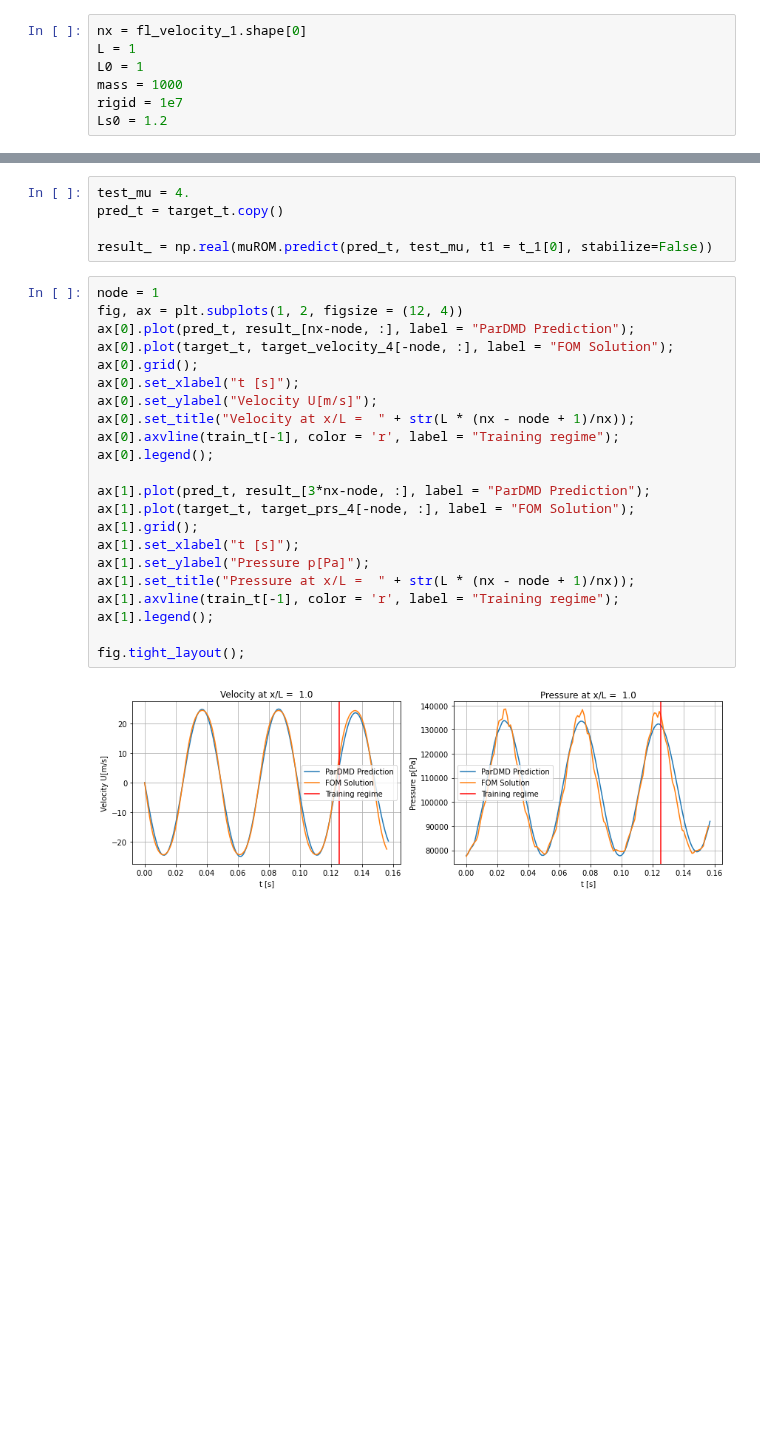
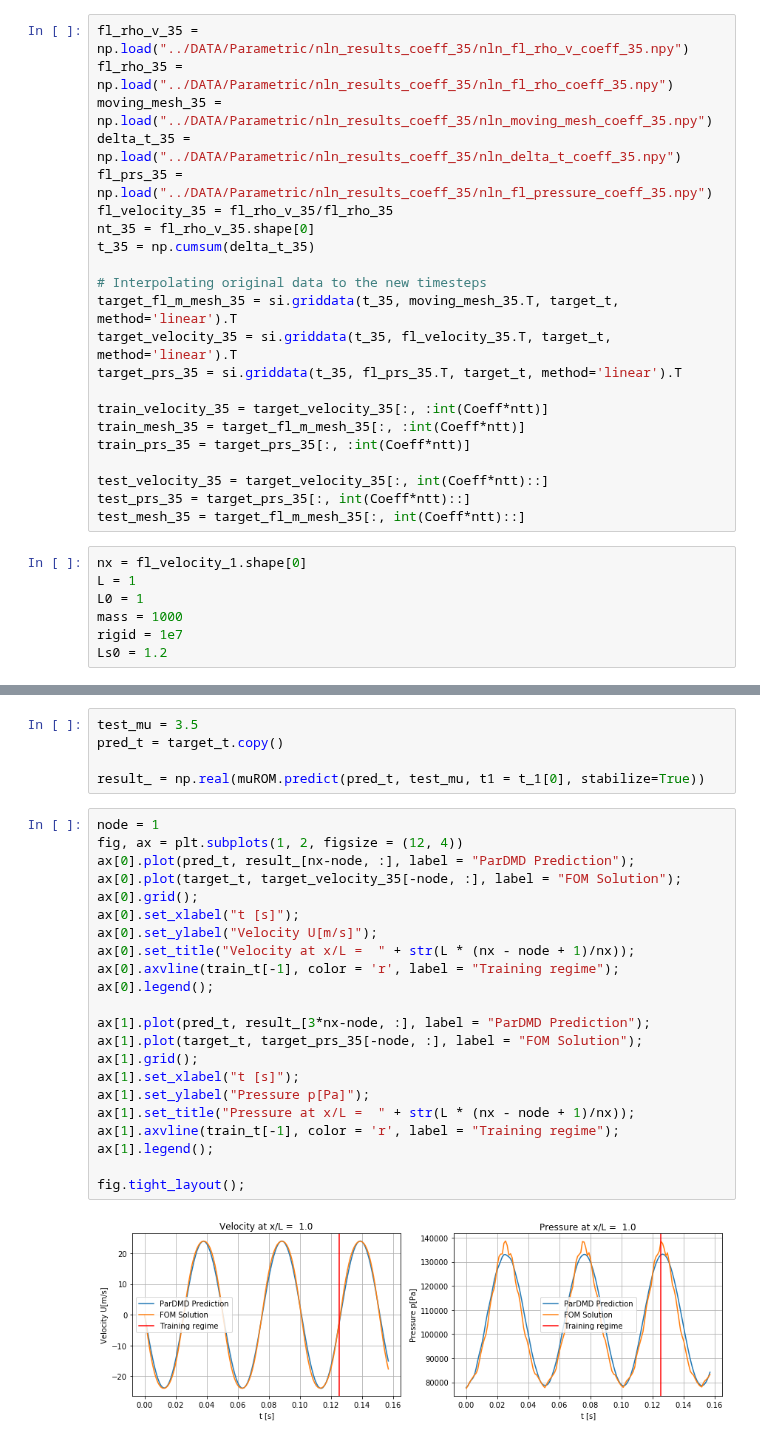
Before and after one commit to azzeddinetiba/ROM_AM, a Jupyter notebook: examples/ParDMD.ipynb, the cells around one changed output, grey strips where cells are left out. Cells and saved outputs as stored; diff of their text form; blank space fills up the shorter version.

```diff
--- a/examples/ParDMD.ipynb
+++ b/examples/ParDMD.ipynb
@@ -153,3 +155,25 @@ test_mesh_6 = target_fl_m_mesh_6[:, int(Coeff*ntt)::]
+# %%
+fl_rho_v_35 = np.load("../DATA/Parametric/nln_results_coeff_35/nln_fl_rho_v_coeff_35.npy")
+fl_rho_35 = np.load("../DATA/Parametric/nln_results_coeff_35/nln_fl_rho_coeff_35.npy")
+moving_mesh_35 = np.load("../DATA/Parametric/nln_results_coeff_35/nln_moving_mesh_coeff_35.npy")
+delta_t_35 = np.load("../DATA/Parametric/nln_results_coeff_35/nln_delta_t_coeff_35.npy")
+fl_prs_35 = np.load("../DATA/Parametric/nln_results_coeff_35/nln_fl_pressure_coeff_35.npy")
+fl_velocity_35 = fl_rho_v_35/fl_rho_35
+nt_35 = fl_rho_v_35.shape[0]
+t_35 = np.cumsum(delta_t_35)
+
+# Interpolating original data to the new timesteps
+target_fl_m_mesh_35 = si.griddata(t_35, moving_mesh_35.T, target_t, method='linear').T
+target_velocity_35 = si.griddata(t_35, fl_velocity_35.T, target_t, method='linear').T
+target_prs_35 = si.griddata(t_35, fl_prs_35.T, target_t, method='linear').T
+
+train_velocity_35 = target_velocity_35[:, :int(Coeff*ntt)]
+train_mesh_35 = target_fl_m_mesh_35[:, :int(Coeff*ntt)]
+train_prs_35 = target_prs_35[:, :int(Coeff*ntt)]
+
+test_velocity_35 = target_velocity_35[:, int(Coeff*ntt)::]
+test_prs_35 = target_prs_35[:, int(Coeff*ntt)::]
+test_mesh_35 = target_fl_m_mesh_35[:, int(Coeff*ntt)::]
 # %%
 nx = fl_velocity_1.shape[0]
 L = 1
@@ -176,32 +200,32 @@ muROM.decompose(X = X, params = train_params, dt = dt, normalize = True, rank1 =
 # %%
-test_mu = 4.
+test_mu = 3.5
 pred_t = target_t.copy()
 
-result_ = np.real(muROM.predict(pred_t, test_mu, t1 = t_1[0], stabilize=False))
+result_ = np.real(muROM.predict(pred_t, test_mu, t1 = t_1[0], stabilize=True))
 # %%
 node = 1
 fig, ax = plt.subplots(1, 2, figsize = (12, 4))
 ax[0].plot(pred_t, result_[nx-node, :], label = "ParDMD Prediction");
-ax[0].plot(target_t, target_velocity_4[-node, :], label = "FOM Solution");
+ax[0].plot(target_t, target_velocity_35[-node, :], label = "FOM Solution");
 ax[0].grid();
 ax[0].set_xlabel("t [s]");
 ax[0].set_ylabel("Velocity U[m/s]");
 ax[0].set_title("Velocity at x/L =  " + str(L * (nx - node + 1)/nx));
 ax[0].axvline(train_t[-1], color = 'r', label = "Training regime");
 ax[0].legend();
 
 ax[1].plot(pred_t, result_[3*nx-node, :], label = "ParDMD Prediction");
-ax[1].plot(target_t, target_prs_4[-node, :], label = "FOM Solution");
+ax[1].plot(target_t, target_prs_35[-node, :], label = "FOM Solution");
 ax[1].grid();
 ax[1].set_xlabel("t [s]");
 ax[1].set_ylabel("Pressure p[Pa]");
 ax[1].set_title("Pressure at x/L =  " + str(L * (nx - node + 1)/nx));
 ax[1].axvline(train_t[-1], color = 'r', label = "Training regime");
 ax[1].legend();
 
 fig.tight_layout();
 # %% [output]
-[figure, old version]
+[figure, new version]
 # %%
 print("Training time, t = ", muROM.profile["Training time"], " s")
 print("Prediction time, t = ", muROM.profile["Prediction time"], " s")
```
Also changed, not shown: parts of 7 cells of this notebook, 5 other files.
